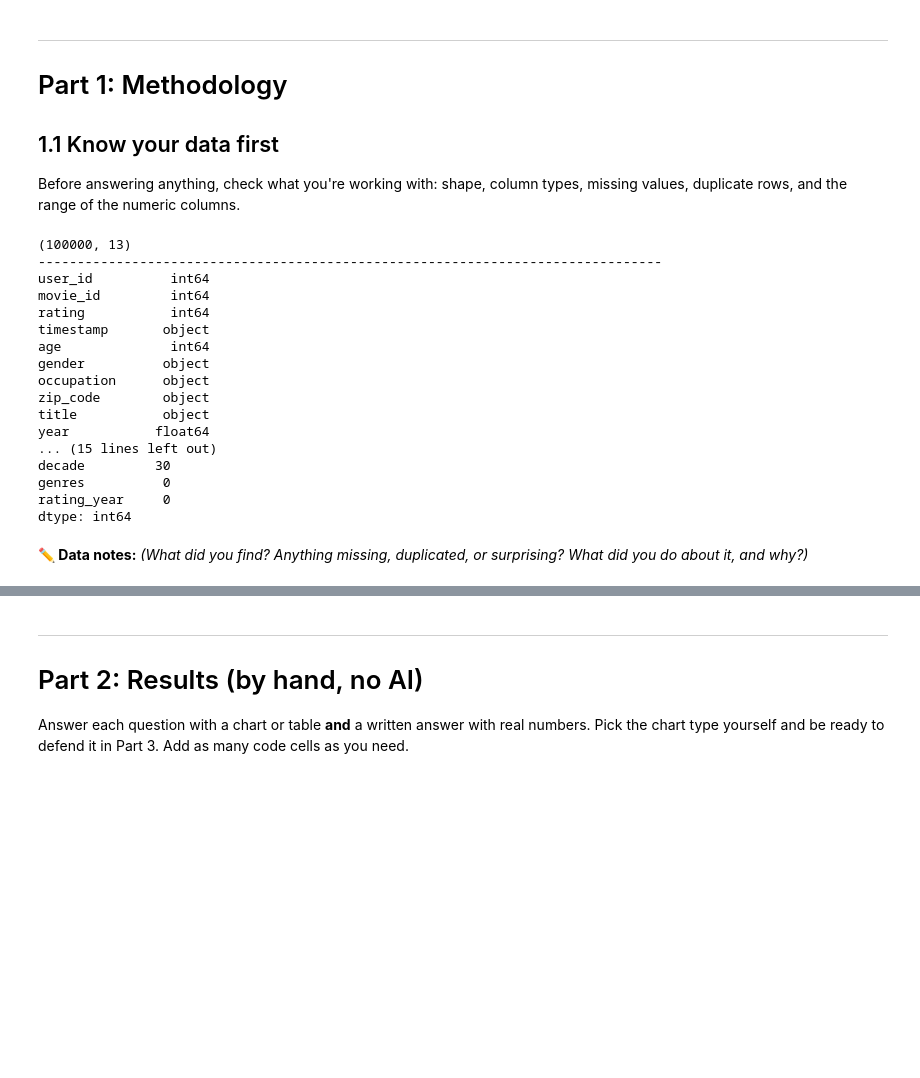
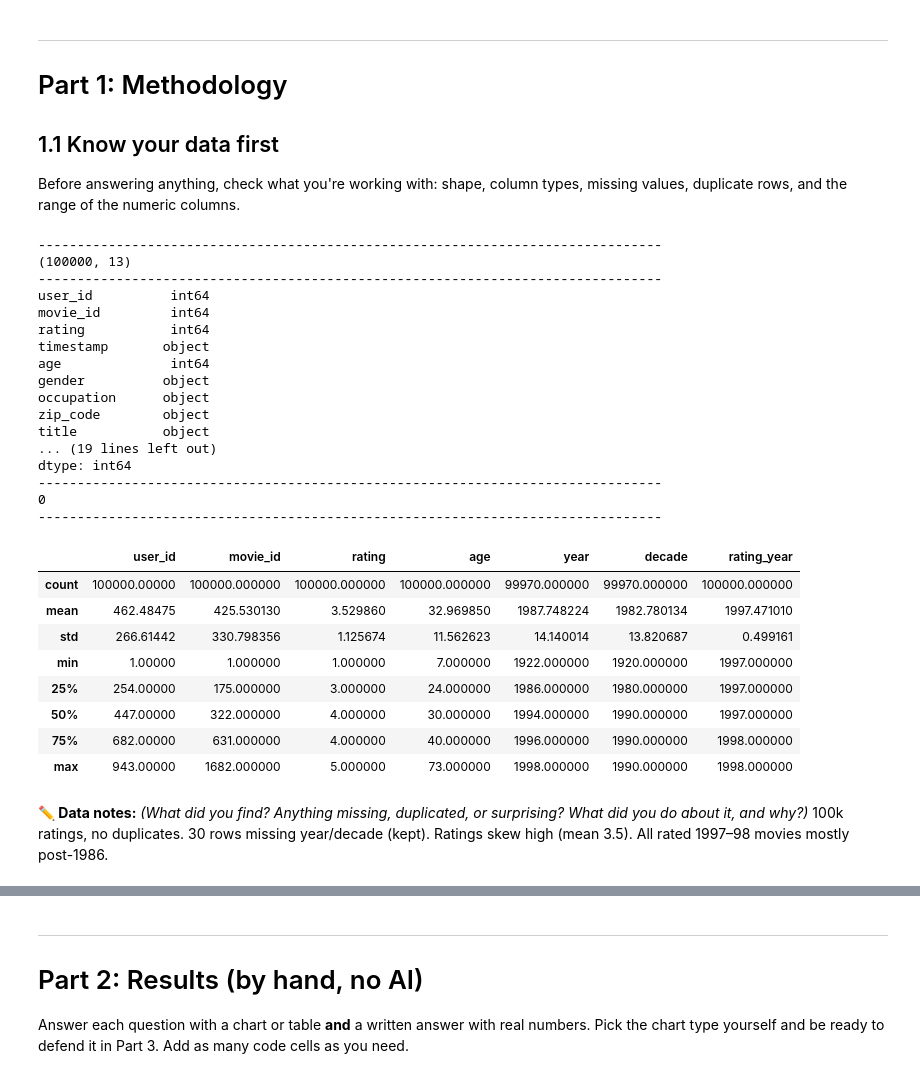
Before and after one commit to TonyMapeke/ds-fall-2026, a Jupyter notebook: Week-06-EDA-and-Dashboards/exercise/Tony_Mapeke_Week_06.ipynb, the cells around one changed output, grey strips where cells are left out. Saved outputs shown, nothing was run; the diff lists cells and outputs as text; code cells hidden in the pictures; blank space fills up the shorter version.

```diff
--- a/Week-06-EDA-and-Dashboards/exercise/Tony_Mapeke_Week_06.ipynb
+++ b/Week-06-EDA-and-Dashboards/exercise/Tony_Mapeke_Week_06.ipynb
@@ -54,33 +54,45 @@ Before answering anything, check what you're working with: shape, column types,
 # %%
 # Your data checks here
 print("--------------------------------------------------------------------------------")
 print(df.shape)
 print("--------------------------------------------------------------------------------")
 print(df.dtypes)
 print("--------------------------------------------------------------------------------")
 print(df.isna().sum())
 print("--------------------------------------------------------------------------------")
 print(df.duplicated().sum())
+print("--------------------------------------------------------------------------------")
+df.describe()
 # %% [output]
+--------------------------------------------------------------------------------
 (100000, 13)
 --------------------------------------------------------------------------------
 user_id          int64
 movie_id         int64
 rating           int64
 timestamp       object
 age              int64
 gender          object
 occupation      object
 zip_code        object
 title           object
-year           float64
-... (15 lines left out)
-decade         30
-genres          0
-rating_year     0
+... (19 lines left out)
 dtype: int64
+--------------------------------------------------------------------------------
+0
+--------------------------------------------------------------------------------
+|  | user_id | movie_id | rating | age | year | decade | rating_year |
+| count | 100000.00000 | 100000.000000 | 100000.000000 | 100000.000000 | 99970.000000 | 99970.000000 | 100000.000000 |
+| mean | 462.48475 | 425.530130 | 3.529860 | 32.969850 | 1987.748224 | 1982.780134 | 1997.471010 |
+| std | 266.61442 | 330.798356 | 1.125674 | 11.562623 | 14.140014 | 13.820687 | 0.499161 |
+| min | 1.00000 | 1.000000 | 1.000000 | 7.000000 | 1922.000000 | 1920.000000 | 1997.000000 |
+| 25% | 254.00000 | 175.000000 | 3.000000 | 24.000000 | 1986.000000 | 1980.000000 | 1997.000000 |
+| 50% | 447.00000 | 322.000000 | 4.000000 | 30.000000 | 1994.000000 | 1990.000000 | 1997.000000 |
+| 75% | 682.00000 | 631.000000 | 4.000000 | 40.000000 | 1996.000000 | 1990.000000 | 1998.000000 |
+| max | 943.00000 | 1682.000000 | 5.000000 | 73.000000 | 1998.000000 | 1990.000000 | 1998.000000 |
 # %% [markdown]
 **✏️ Data notes:** _(What did you find? Anything missing, duplicated, or surprising? What did you do about it, and why?)_
+100k ratings, no duplicates. 30 rows missing year/decade (kept). Ratings skew high (mean 3.5). All rated 1997–98 movies mostly post-1986.
 # %% [markdown]
 ## 1.2 Decide before you chart
 
```
Also changed, not shown: parts of 3 cells of this notebook.
